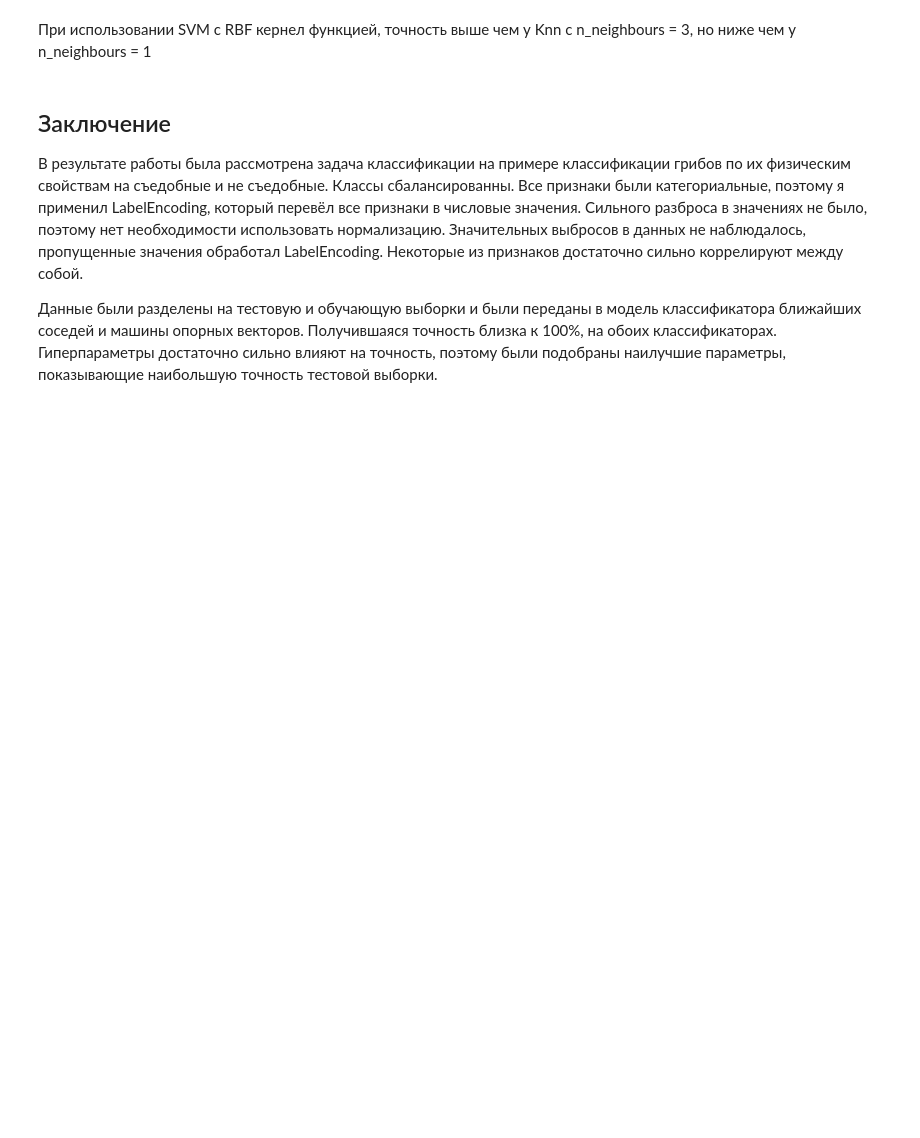
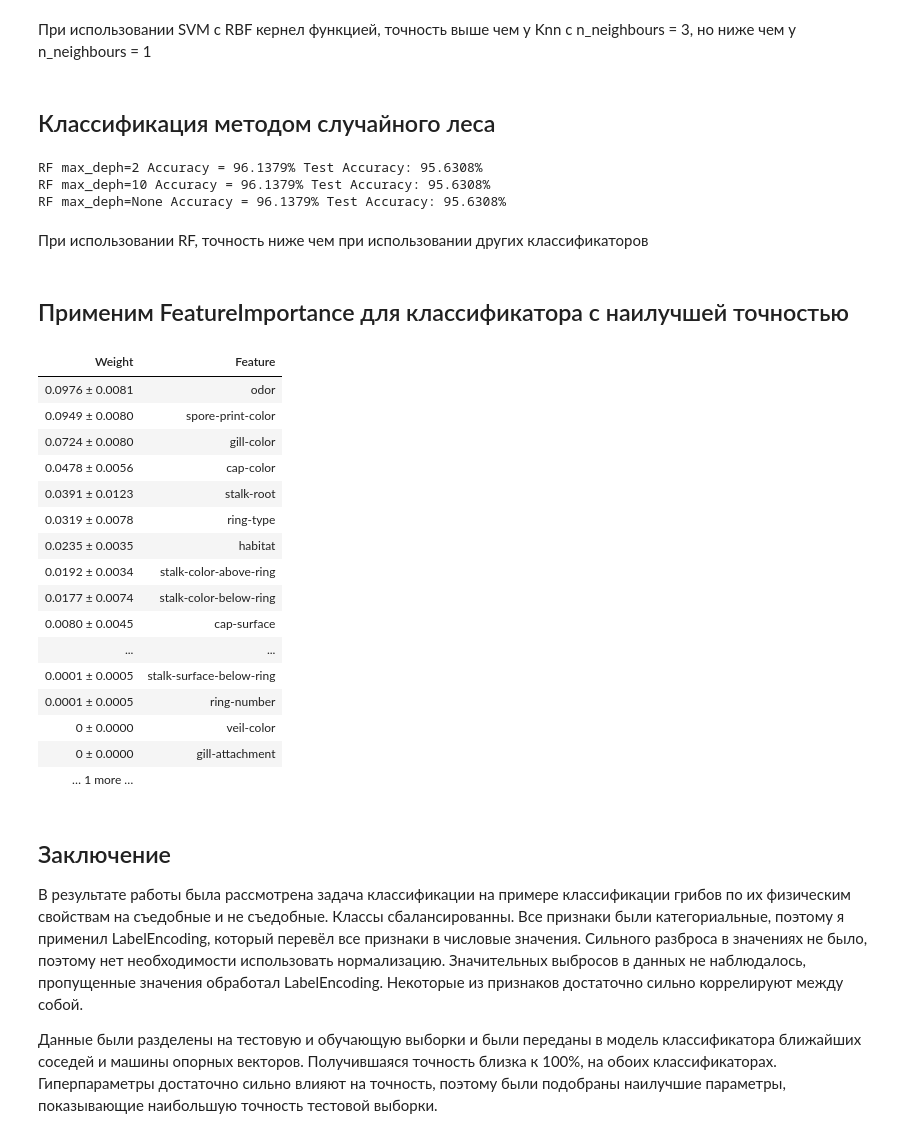
Before and after one commit to LonelyBaka/ML_Homeworks, a Jupyter notebook: first_hw.ipynb, the cells around one changed output. Cells and saved outputs as stored; diff of their text form; code cells hidden in the pictures; blank space fills up the shorter version.

```diff
--- a/first_hw.ipynb
+++ b/first_hw.ipynb
@@ -297,6 +299,62 @@ SVM Linear kernel Train Accuracy = 96.1379% Test Accuracy: 95.6308%
 SVM RBF kernel Train Accuracy = 99.7538% Test Accuracy: 99.8769%
 # %% [markdown]
 При использовании SVM с RBF кернел функцией, точность выше чем у Knn с n_neighbours = 3, но ниже чем у n_neighbours = 1
+# %% [markdown]
+## Классификация методом случайного леса
+# %%
+from sklearn.ensemble import RandomForestClassifier
+
+clf = RandomForestClassifier(max_depth=2, random_state=42)
+clf.fit(x_train,y_train)
+clf_train_accuracy = round(clf.score(x_train, y_train)*100, 4)
+clf_test_accuracy = round(clf.score(x_test, y_test)*100, 4)
+
+print("RF max_deph=2 Accuracy = {}% Test Accuracy: {}%".format(svm_linear_train_accuracy, svm_linear_test_accuracy))
+
+clf = RandomForestClassifier(max_depth=10, random_state=42)
+clf.fit(x_train,y_train)
+clf_train_accuracy = round(clf.score(x_train, y_train)*100, 4)
+clf_test_accuracy = round(clf.score(x_test, y_test)*100, 4)
+
+print("RF max_deph=10 Accuracy = {}% Test Accuracy: {}%".format(svm_linear_train_accuracy, svm_linear_test_accuracy))
+
+clf = RandomForestClassifier(random_state=42)
+clf.fit(x_train,y_train)
+clf_train_accuracy = round(clf.score(x_train, y_train)*100, 4)
+clf_test_accuracy = round(clf.score(x_test, y_test)*100, 4)
+
+print("RF max_deph=None Accuracy = {}% Test Accuracy: {}%".format(svm_linear_train_accuracy, svm_linear_test_accuracy))
+# %% [output]
+RF max_deph=2 Accuracy = 96.1379% Test Accuracy: 95.6308%
+RF max_deph=10 Accuracy = 96.1379% Test Accuracy: 95.6308%
+RF max_deph=None Accuracy = 96.1379% Test Accuracy: 95.6308%
+# %% [markdown]
+При использовании RF, точность ниже чем при использовании других классификаторов
+# %% [markdown]
+## Применим FeatureImportance для классификатора с наилучшей точностью
+# %%
+import eli5
+from eli5.sklearn import PermutationImportance
+perm        = PermutationImportance(knn_5k, random_state = 42).fit(x_test, y_test)
+eli5.show_weights(perm, feature_names = x_train.columns.tolist())
+# %% [output]
+| Weight | Feature |
+| 0.0976 ± 0.0081 | odor |
+| 0.0949 ± 0.0080 | spore-print-color |
+| 0.0724 ± 0.0080 | gill-color |
+| 0.0478 ± 0.0056 | cap-color |
+| 0.0391 ± 0.0123 | stalk-root |
+| 0.0319 ± 0.0078 | ring-type |
+| 0.0235 ± 0.0035 | habitat |
+| 0.0192 ± 0.0034 | stalk-color-above-ring |
+| 0.0177 ± 0.0074 | stalk-color-below-ring |
+| 0.0080 ± 0.0045 | cap-surface |
+| ... | ... |
+| 0.0001 ± 0.0005 | stalk-surface-below-ring |
+| 0.0001 ± 0.0005 | ring-number |
+| 0 ± 0.0000 | veil-color |
+| 0 ± 0.0000 | gill-attachment |
+| … 1 more … |  |
 # %% [markdown]
 ## Заключение
 В результате работы была рассмотрена задача классификации на примере классификации грибов по их физическим свойствам на съедобные и не съедобные. Классы сбалансированны. Все признаки были категориальные, поэтому я применил LabelEncoding, который перевёл все признаки в числовые значения. Сильного разброса в значениях не было, поэтому нет необходимости использовать нормализацию. Значительных выбросов в данных не наблюдалось, пропущенные значения обработал LabelEncoding. Некоторые из признаков достаточно сильно коррелируют между собой.
```
Also changed, not shown: parts of 2 cells of this notebook, 1 other file.
